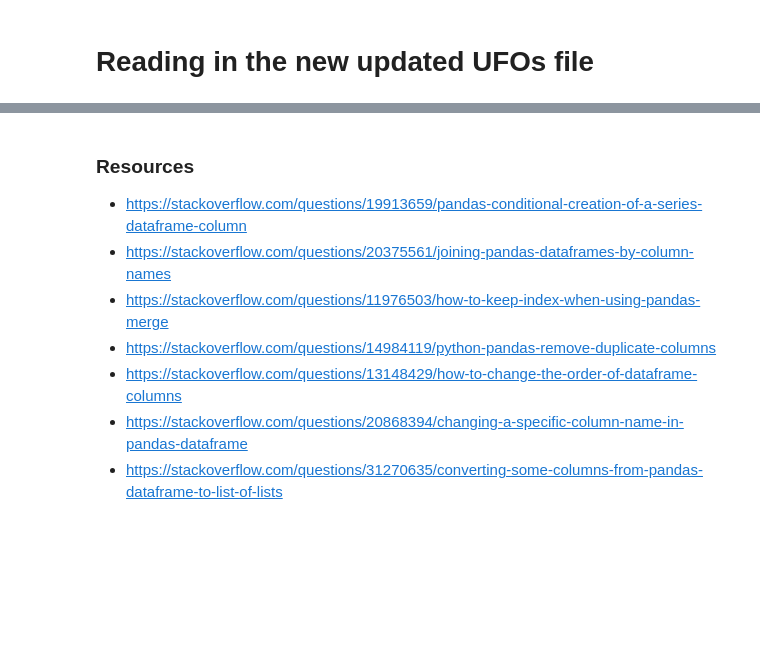
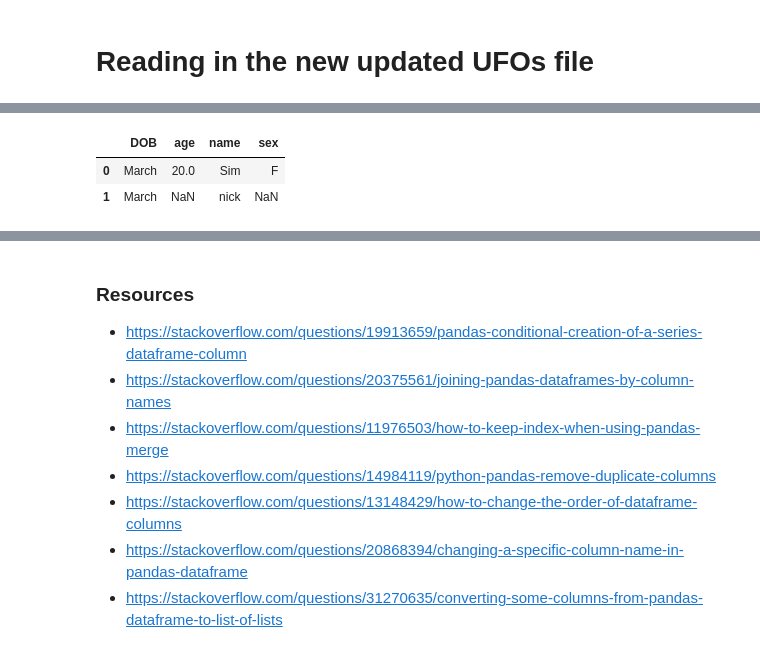
Before and after one commit to CelineChen0211/141B-Final-Project, a Jupyter notebook: PreProcessUFO_nick.ipynb, the cells around one changed output, grey strips where cells are left out. Cells and saved outputs as stored; diff of their text form; code cells hidden in the pictures; blank space fills up the shorter version.

```diff
--- a/PreProcessUFO_nick.ipynb
+++ b/PreProcessUFO_nick.ipynb
@@ -407,0 +458,9 @@ len(locs_missing)
+# %%
+nn = {'12,-12':{'name':'nick', 'DOB':'March'}, '13,-13': {'name':'Sim', 'DOB':'March', 'sex':'F', 'age':20}}
+# %%
+import pandas as pd
+pd.DataFrame(nn.values())
+# %% [output]
+|  | DOB | age | name | sex |
+| 0 | March | 20.0 | Sim | F |
+| 1 | March | NaN | nick | NaN |
```
Also changed, not shown: parts of 15 cells of this notebook, 1 other file.
